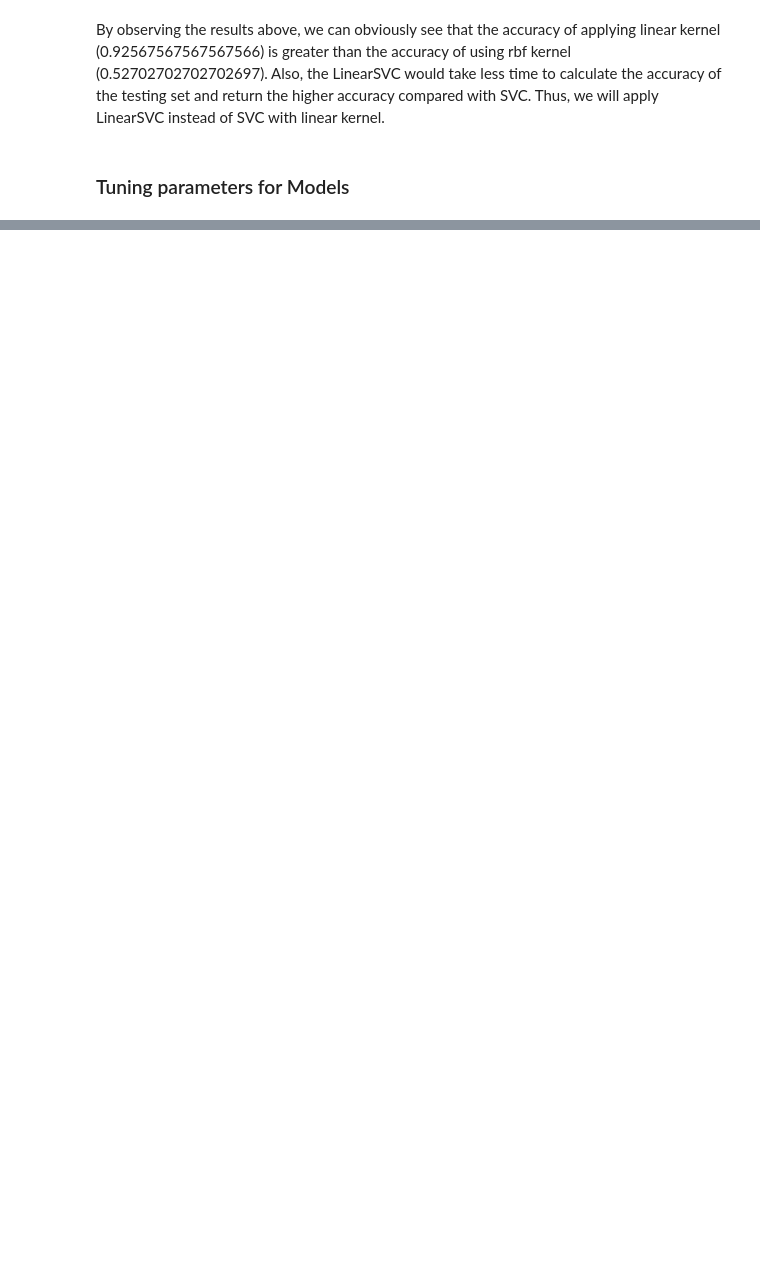
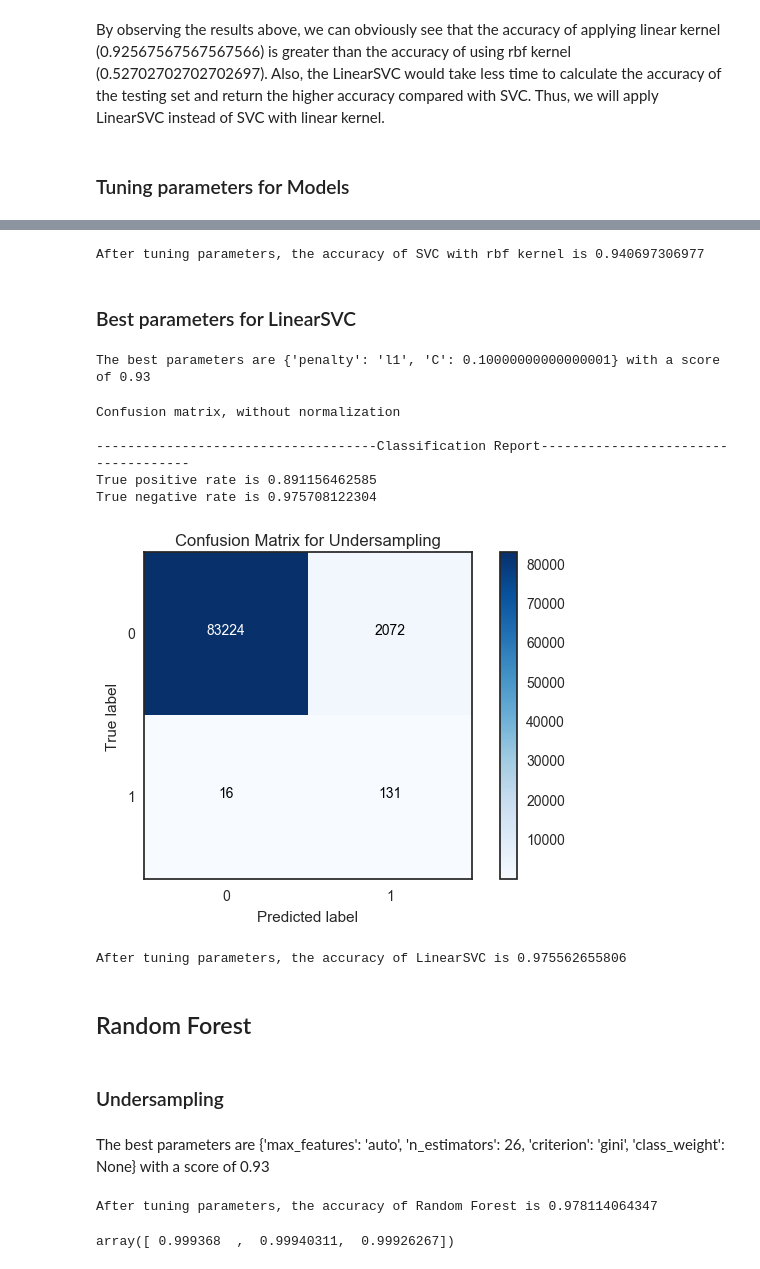
Before and after one commit to guanyu917/Fraud-Detection, a Jupyter notebook: Credit Card Fraud Transaction Detection.ipynb, the cells around one changed output, grey strips where cells are left out. Saved outputs shown, nothing was run; the diff lists cells and outputs as text; code cells hidden in the pictures; blank space fills up the shorter version.

```diff
--- a/Credit Card Fraud Transaction Detection.ipynb
+++ b/Credit Card Fraud Transaction Detection.ipynb
@@ -414,0 +366,10 @@ plt.plot(trees, accuracy)
+# %%
+def tuning_params_linsvc(X, y, estimator):
+
+    C_range = np.logspace(-3,3,7)
+    cv = KFold(n_splits=5, random_state = 5)
+    param_grid = dict(C=C_range, penalty = ("l1", "l2"))
+    grid = GridSearchCV(estimator, param_grid=param_grid, cv=cv, n_jobs = 4)
+    grid.fit(X, y)
+    print("The best parameters are %s with a score of %0.2f" % (grid.best_params_, grid.best_score_))
+    return grid
@@ -414,0 +396,27 @@ plt.plot(trees, accuracy)
+# %%
+print 'After tuning parameters, the accuracy of SVC with rbf kernel is {}'.format(accuracy_score(y_test, un_rbf_pred))
+# %% [output]
+After tuning parameters, the accuracy of SVC with rbf kernel is 0.940697306977
+# %% [markdown]
+### Best parameters for LinearSVC
+# %%
+linsvc = LinearSVC(dual = False)
+lin_fit = tuning_params_linsvc(X_untrain, y_untrain, linsvc)
+# %% [output]
+The best parameters are {'penalty': 'l1', 'C': 0.10000000000000001} with a score of 0.93
+# %%
+un_linsvc_pred = lin_fit.predict(X_test)
+classification_report(y_test, un_linsvc_pred, set_title = 'Confusion Matrix for Undersampling')
+# %% [output]
+Confusion matrix, without normalization
+
+------------------------------------Classification Report------------------------------------
+True positive rate is 0.891156462585
+True negative rate is 0.975708122304
+[figure, added]
+# %%
+print 'After tuning parameters, the accuracy of LinearSVC is {}'.format(accuracy_score(y_test, un_linsvc_pred))
+# %% [output]
+After tuning parameters, the accuracy of LinearSVC is 0.975562655806
+# %% [markdown]
+## Random Forest
@@ -414,0 +440,2 @@ plt.plot(trees, accuracy)
+# %% [markdown]
+### Undersampling
@@ -414,0 +444,13 @@ plt.plot(trees, accuracy)
+# %% [markdown]
+The best parameters are {'max_features': 'auto', 'n_estimators': 26, 'criterion': 'gini', 'class_weight': None} with a score of 0.93
+# %%
+un_rf = RandomForestClassifier(n_estimators = 26, criterion = "gini", max_features = "auto", class_weight = None
+                               ,random_state = 9)
+un_rf_pred = un_rf.fit(X_untrain, y_untrain).predict(X_test)
+print 'After tuning parameters, the accuracy of Random Forest is {}'.format(accuracy_score(y_test, un_rf_pred))
+# %% [output]
+After tuning parameters, the accuracy of Random Forest is 0.978114064347
+# %%
+cross_val_score(un_rf.fit(X_untrain, y_untrain), X_test, y_test, scoring='accuracy')
+# %% [output]
+array([ 0.999368  ,  0.99940311,  0.99926267])
```
Also changed, not shown: parts of 49 cells of this notebook.
